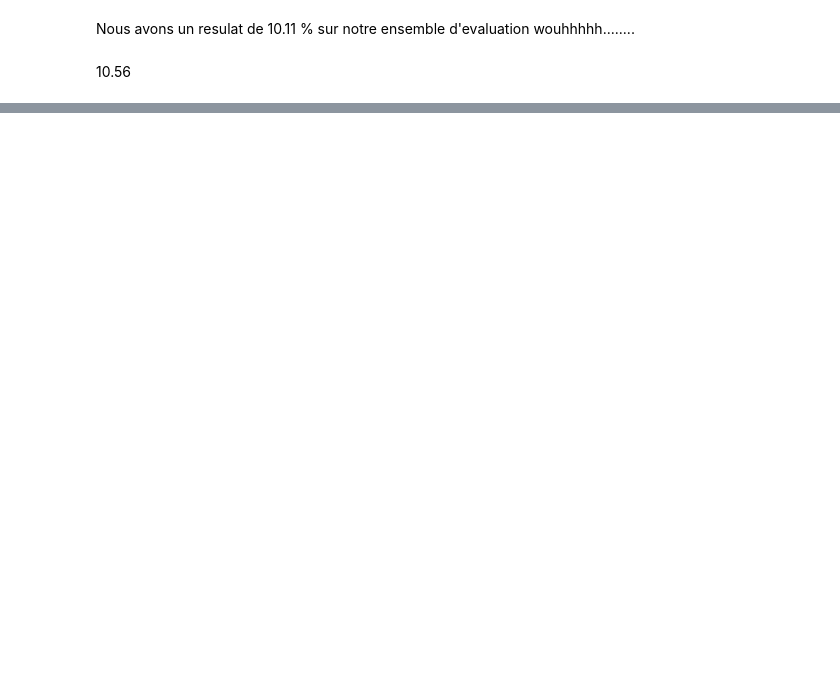
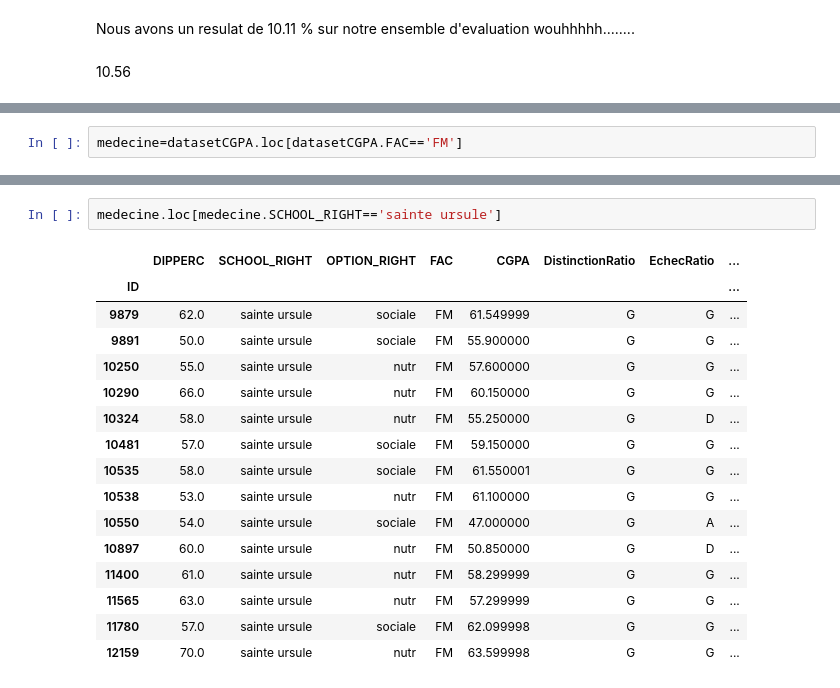
Before and after one commit to espoirMur/Student-Grade-Predictor, a Jupyter notebook: notebook/PredictiveModelTemp.ipynb, the cells around one changed output, grey strips where cells are left out. Saved outputs shown, nothing was run; the diff lists cells and outputs as text; blank space fills up the shorter version.

```diff
--- a/notebook/PredictiveModelTemp.ipynb
+++ b/notebook/PredictiveModelTemp.ipynb
@@ -1050,0 +1103,2 @@ OSError: [Errno 2] No such file or directory: 'notebook'
+# %%
+medecine=datasetCGPA.loc[datasetCGPA.FAC=='FM']
@@ -1050,0 +1314,19 @@ OSError: [Errno 2] No such file or directory: 'notebook'
+# %%
+medecine.loc[medecine.SCHOOL_RIGHT=='sainte ursule']
+# %% [output]
+|  | DIPPERC | SCHOOL_RIGHT | OPTION_RIGHT | FAC | CGPA | DistinctionRatio | EchecRatio | ... |
+| ID |  |  |  |  |  |  |  | ... |
+| 9879 | 62.0 | sainte ursule | sociale | FM | 61.549999 | G | G | ... |
+| 9891 | 50.0 | sainte ursule | sociale | FM | 55.900000 | G | G | ... |
+| 10250 | 55.0 | sainte ursule | nutr | FM | 57.600000 | G | G | ... |
+| 10290 | 66.0 | sainte ursule | nutr | FM | 60.150000 | G | G | ... |
+| 10324 | 58.0 | sainte ursule | nutr | FM | 55.250000 | G | D | ... |
+| 10481 | 57.0 | sainte ursule | sociale | FM | 59.150000 | G | G | ... |
+| 10535 | 58.0 | sainte ursule | sociale | FM | 61.550001 | G | G | ... |
+| 10538 | 53.0 | sainte ursule | nutr | FM | 61.100000 | G | G | ... |
+| 10550 | 54.0 | sainte ursule | sociale | FM | 47.000000 | G | A | ... |
+| 10897 | 60.0 | sainte ursule | nutr | FM | 50.850000 | G | D | ... |
+| 11400 | 61.0 | sainte ursule | nutr | FM | 58.299999 | G | G | ... |
+| 11565 | 63.0 | sainte ursule | nutr | FM | 57.299999 | G | G | ... |
+| 11780 | 57.0 | sainte ursule | sociale | FM | 62.099998 | G | G | ... |
+| 12159 | 70.0 | sainte ursule | nutr | FM | 63.599998 | G | G | ... |
```
Also changed, not shown: parts of 202 cells of this notebook, 21 other files.
